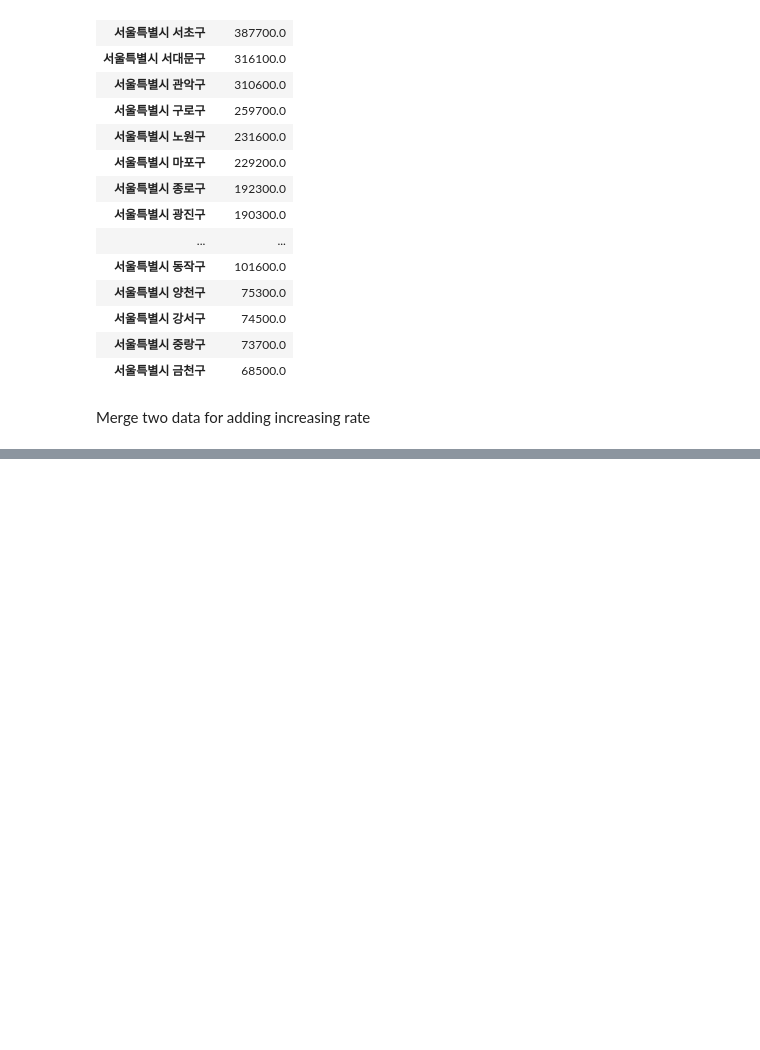
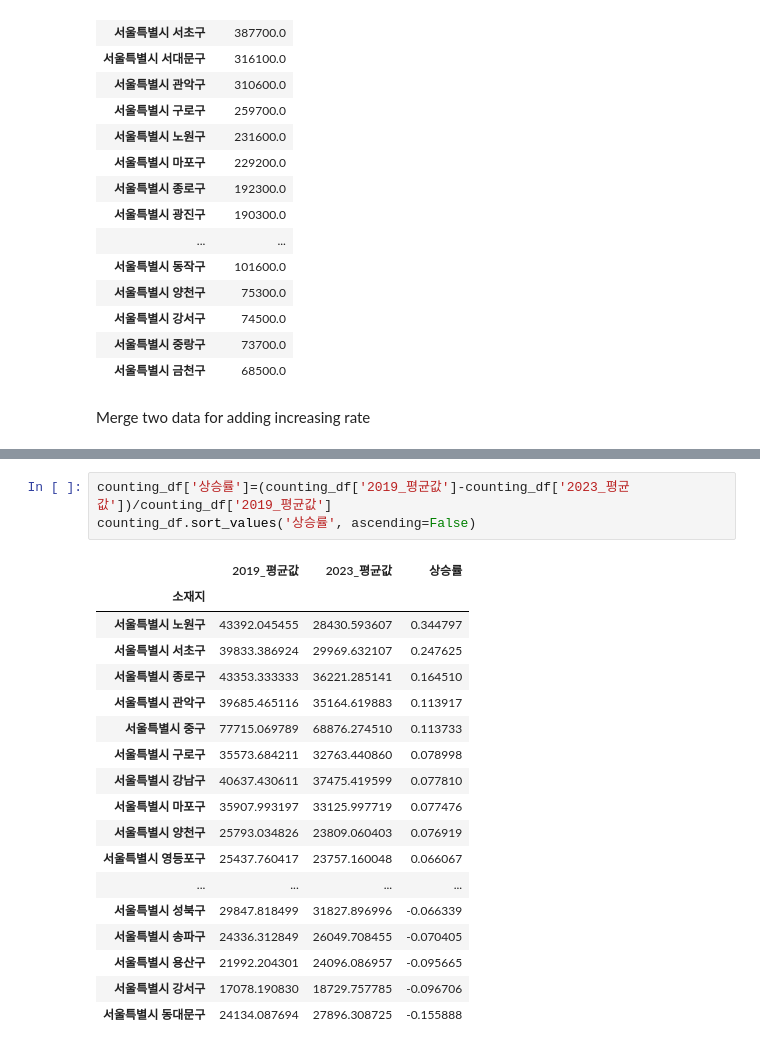
Before and after one commit to kathy5311/Gentrification_Prediction, a Jupyter notebook: 2019_2023data.ipynb, the cells around one changed output, grey strips where cells are left out. Saved outputs shown, nothing was run; the diff lists cells and outputs as text; blank space fills up the shorter version.

```diff
--- a/2019_2023data.ipynb
+++ b/2019_2023data.ipynb
@@ -496,0 +494,22 @@ sorted_df_m
+# %%
+counting_df['상승률']=(counting_df['2019_평균값']-counting_df['2023_평균값'])/counting_df['2019_평균값']
+counting_df.sort_values('상승률', ascending=False)
+# %% [output]
+|  | 2019_평균값 | 2023_평균값 | 상승률 |
+| 소재지 |  |  |  |
+| 서울특별시 노원구 | 43392.045455 | 28430.593607 | 0.344797 |
+| 서울특별시 서초구 | 39833.386924 | 29969.632107 | 0.247625 |
+| 서울특별시 종로구 | 43353.333333 | 36221.285141 | 0.164510 |
+| 서울특별시 관악구 | 39685.465116 | 35164.619883 | 0.113917 |
+| 서울특별시 중구 | 77715.069789 | 68876.274510 | 0.113733 |
+| 서울특별시 구로구 | 35573.684211 | 32763.440860 | 0.078998 |
+| 서울특별시 강남구 | 40637.430611 | 37475.419599 | 0.077810 |
+| 서울특별시 마포구 | 35907.993197 | 33125.997719 | 0.077476 |
+| 서울특별시 양천구 | 25793.034826 | 23809.060403 | 0.076919 |
+| 서울특별시 영등포구 | 25437.760417 | 23757.160048 | 0.066067 |
+| ... | ... | ... | ... |
+| 서울특별시 성북구 | 29847.818499 | 31827.896996 | -0.066339 |
+| 서울특별시 송파구 | 24336.312849 | 26049.708455 | -0.070405 |
+| 서울특별시 용산구 | 21992.204301 | 24096.086957 | -0.095665 |
+| 서울특별시 강서구 | 17078.190830 | 18729.757785 | -0.096706 |
+| 서울특별시 동대문구 | 24134.087694 | 27896.308725 | -0.155888 |
```
Also changed, not shown: parts of 1 cell of this notebook.
